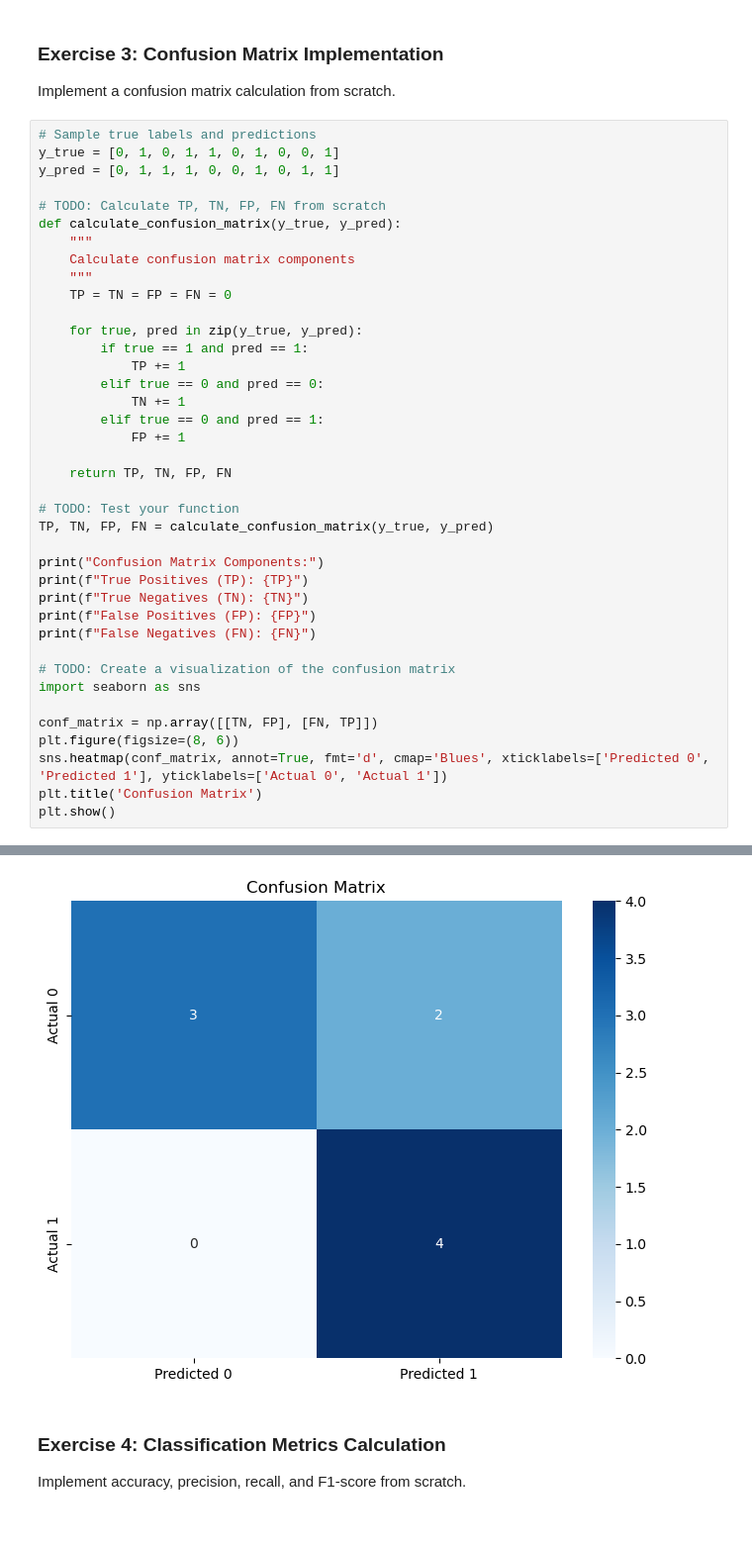
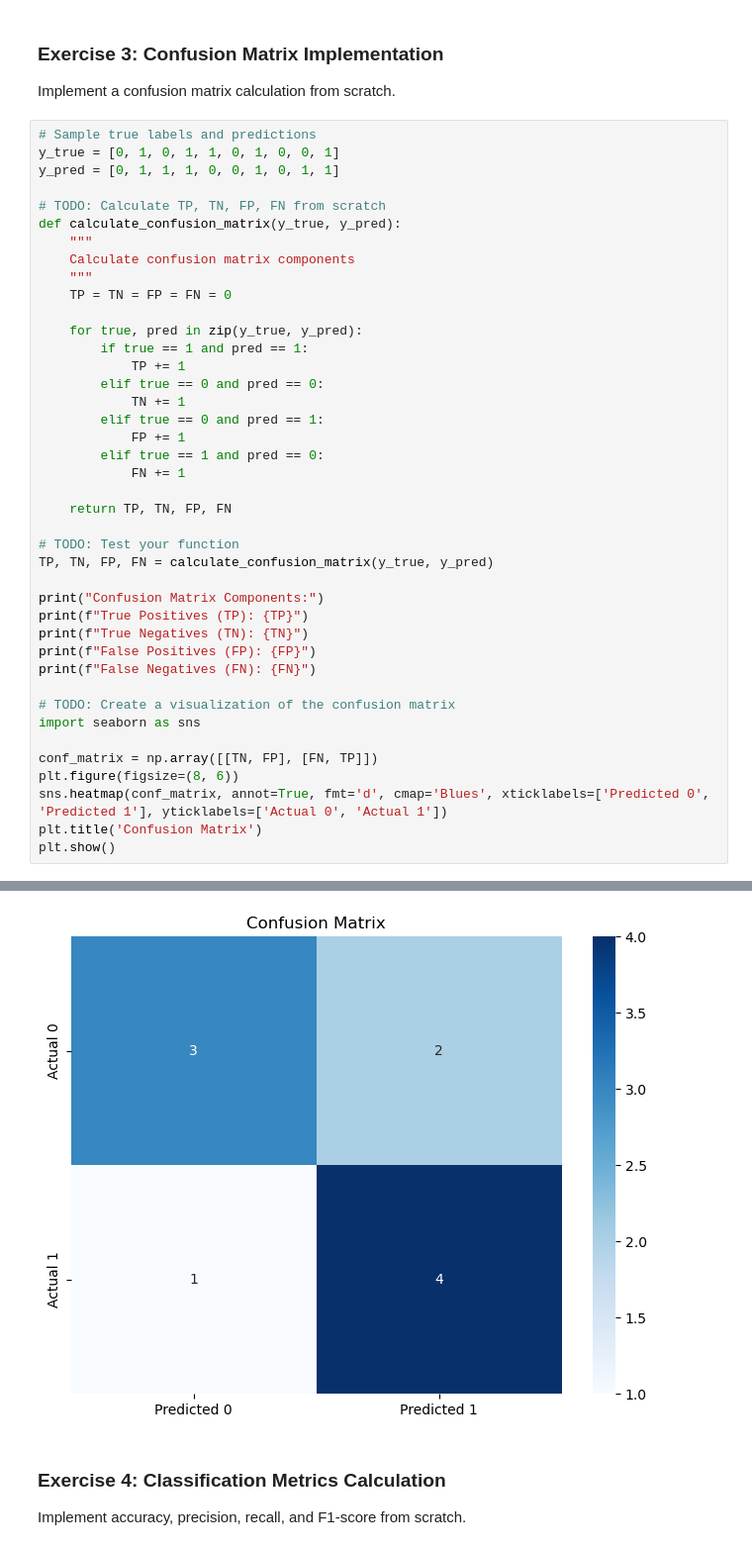
Before and after one commit to Jiawei-Zhao-728/NYU_DS_Bootcamp_Assignments, a Jupyter notebook: Week_8/Week8_ML_HW_Questions.ipynb, the cells around one changed output, grey strips where cells are left out. Shown: that part at 99% size. Drawn from its saved outputs; the diff is of its cells as text.

```diff
--- a/Week_8/Week8_ML_HW_Questions.ipynb
+++ b/Week_8/Week8_ML_HW_Questions.ipynb
@@ -130,6 +130,8 @@ def calculate_confusion_matrix(y_true, y_pred):
             TN += 1
         elif true == 0 and pred == 1:
             FP += 1
+        elif true == 1 and pred == 0:
+            FN += 1
 
     return TP, TN, FP, FN
 
@@ -159,4 +161,4 @@ False Negatives (FN): 0
-[figure, old version]
+[figure, new version]
 # %% [markdown]
 ### Exercise 4: Classification Metrics Calculation
 
```
Also changed, not shown: parts of 1 cell of this notebook.
